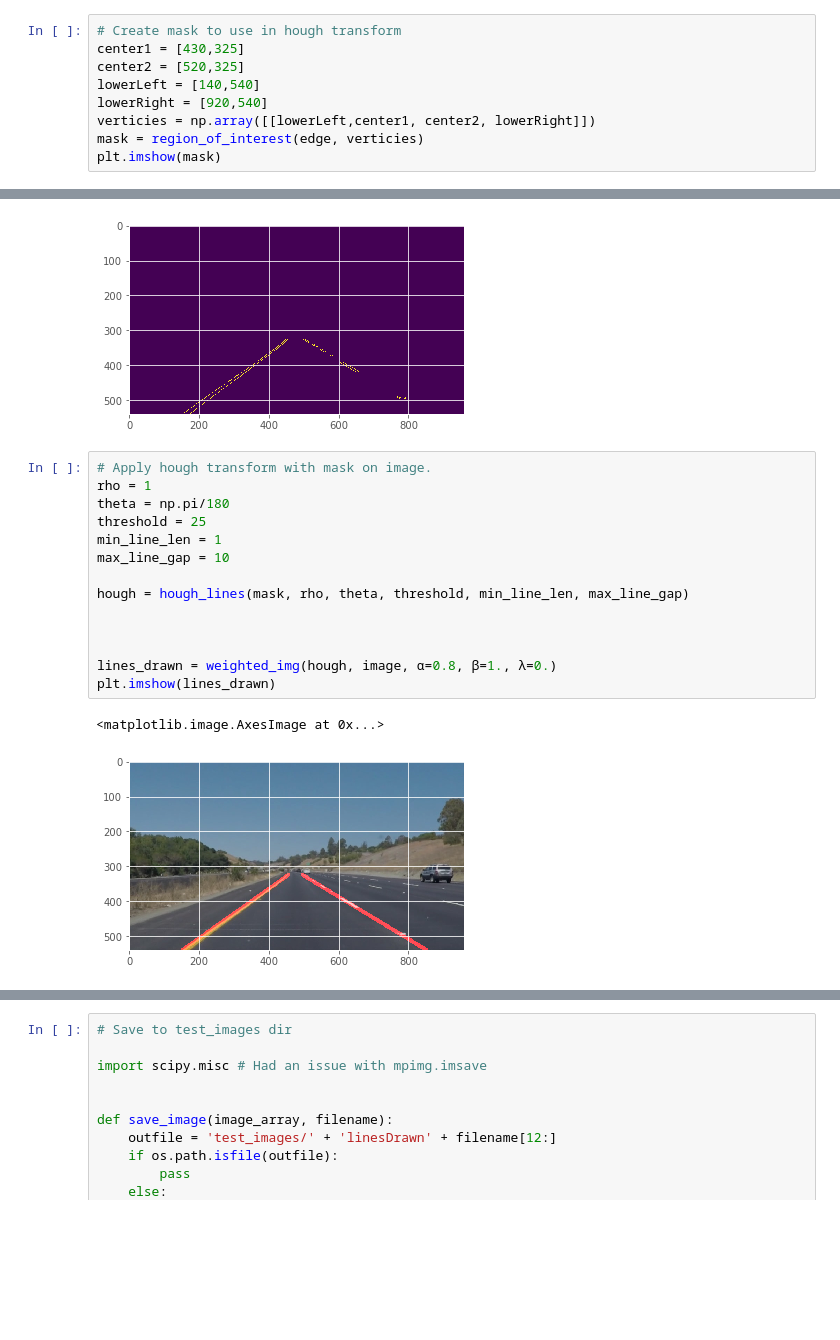
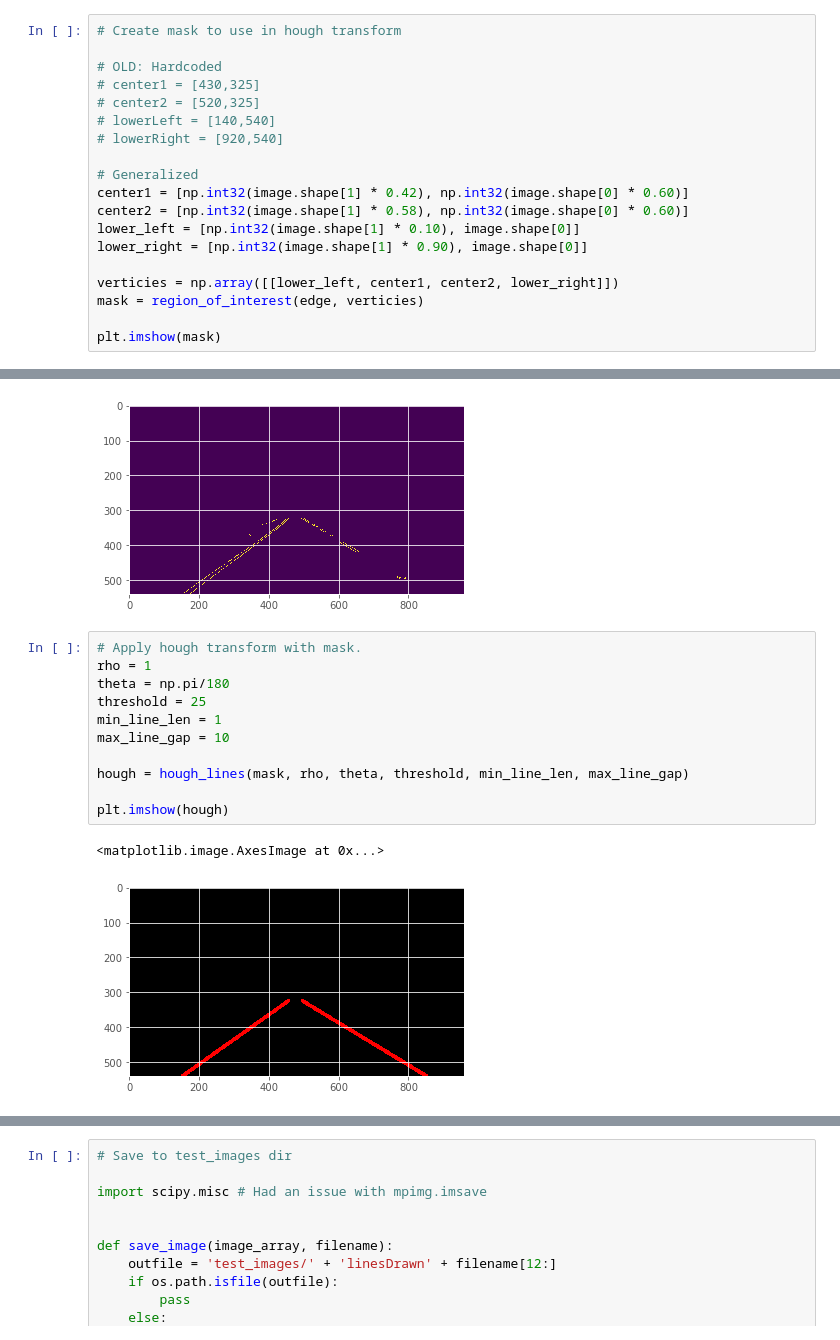
Before and after one commit to Eq1nimity/P1-finding-lane-lines, a Jupyter notebook: P1.ipynb, the cells around one changed output, grey strips where cells are left out. Cells and saved outputs as stored; diff of their text form; blank space fills up the shorter version.

```diff
--- a/P1.ipynb
+++ b/P1.ipynb
@@ -360,30 +307,37 @@ plt.imshow(edge)
 [figure]
 # %%
 # Create mask to use in hough transform
-center1 = [430,325]
-center2 = [520,325]
-lowerLeft = [140,540]
-lowerRight = [920,540]
-verticies = np.array([[lowerLeft,center1, center2, lowerRight]])
+
+# OLD: Hardcoded
+# center1 = [430,325]
+# center2 = [520,325]
+# lowerLeft = [140,540]
+# lowerRight = [920,540]
+
+# Generalized
+center1 = [np.int32(image.shape[1] * 0.42), np.int32(image.shape[0] * 0.60)]
+center2 = [np.int32(image.shape[1] * 0.58), np.int32(image.shape[0] * 0.60)]
+lower_left = [np.int32(image.shape[1] * 0.10), image.shape[0]]
+lower_right = [np.int32(image.shape[1] * 0.90), image.shape[0]]
+
+verticies = np.array([[lower_left, center1, center2, lower_right]])
 mask = region_of_interest(edge, verticies)
+
 plt.imshow(mask)
 # %% [output]
 <matplotlib.image.AxesImage at 0x...>
 [figure]
 # %%
-# Apply hough transform with mask on image.
+# Apply hough transform with mask.
 rho = 1
 theta = np.pi/180
 threshold = 25
 min_line_len = 1
 max_line_gap = 10
 
 hough = hough_lines(mask, rho, theta, threshold, min_line_len, max_line_gap)
 
-
-
-lines_drawn = weighted_img(hough, image, α=0.8, β=1., λ=0.)
-plt.imshow(lines_drawn)
+plt.imshow(hough)
 # %% [output]
 <matplotlib.image.AxesImage at 0x...>
-[figure, old version]
+[figure, new version]
```
Also changed, not shown: parts of 11 cells of this notebook.
